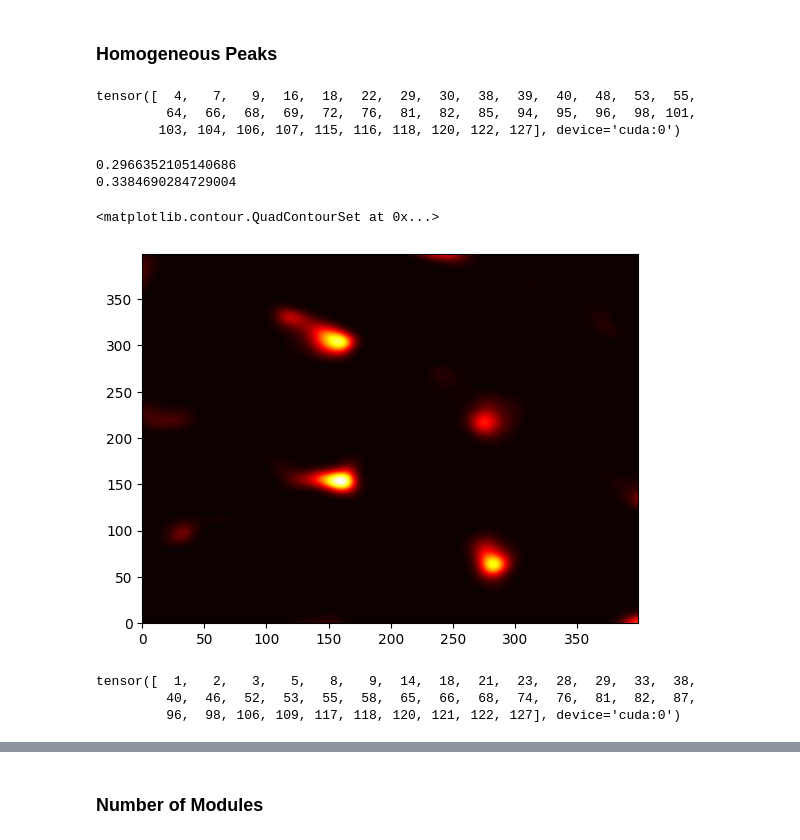
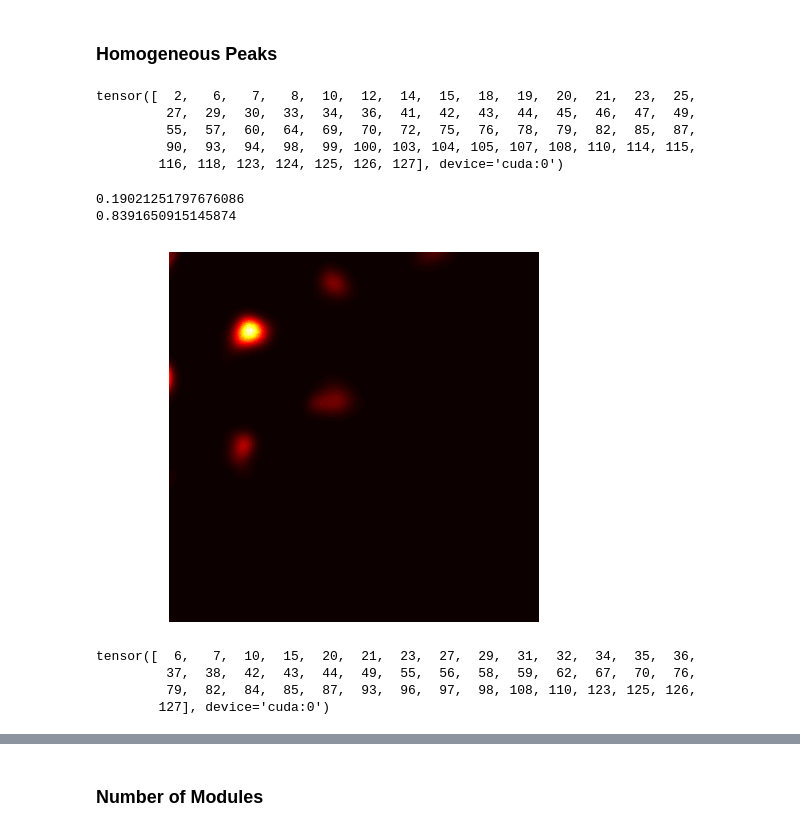
Before and after one commit to ChackMociute/Master-Thesis, a Jupyter notebook: analysis/place_fields.ipynb, the cells around one changed output, grey strips where cells are left out. Drawn from its saved outputs; the diff is of its cells as text; code cells hidden in the pictures.

Commit message:
Updated homogeneous plots

```diff
--- a/analysis/place_fields.ipynb
+++ b/analysis/place_fields.ipynb
@@ -18,7 +18,7 @@ save_path = "../figs"
 # %% [markdown]
 ### Strongest Place Cells
 # %%
-exp = Experiment.load_experiment(data_path, 'baseline')
+exp = Experiment.load_experiment(data_path, 'baseline/1')
 
 exp.compile_grid_cells(1)
 exp.load_pfs()
@@ -166,7 +162,7 @@ plt.show()
 # %% [markdown]
 ### Homogeneous Peaks
 # %%
-exp = Experiment.load_experiment(data_path, 'homo')
+exp = Experiment.load_experiment(data_path, 'homo/0')
 # %%
 exp.compile_grid_cells(1)
 exp.load_pfs()
@@ -179,21 +175,25 @@ preds = exp.pfs.predict()
 # %%
 exp.pfs.get_place_cells()
 # %% [output]
-tensor([  4,   7,   9,  16,  18,  22,  29,  30,  38,  39,  40,  48,  53,  55,
-         64,  66,  68,  69,  72,  76,  81,  82,  85,  94,  95,  96,  98, 101,
-        103, 104, 106, 107, 115, 116, 118, 120, 122, 127], device='cuda:0')
+tensor([  2,   6,   7,   8,  10,  12,  14,  15,  18,  19,  20,  21,  23,  25,
+         27,  29,  30,  33,  34,  36,  41,  42,  43,  44,  45,  46,  47,  49,
+         55,  57,  60,  64,  69,  70,  72,  75,  76,  78,  79,  82,  85,  87,
+         90,  93,  94,  98,  99, 100, 103, 104, 105, 107, 108, 110, 114, 115,
+        116, 118, 123, 124, 125, 126, 127], device='cuda:0')
 # %%
 fit = exp.pfs.calc_fitness()
 # %%
-i = 50
+i = 15
 print(hidden[i].max().item())
 print(fit[i].max().item())
 plt.contourf(hidden[i].detach().cpu(), levels=100, cmap='hot')
+plt.axis('off')
+plt.axis('equal')
+plt.show()
 # %% [output]
-0.2966352105140686
-0.3384690284729004
+0.19021251797676086
+0.8391650915145874
-<matplotlib.contour.QuadContourSet at 0x...>
-[figure, old version]
+[figure, new version]
 # %%
 real = hidden[i]
 pred = preds[i]
@@ -206,9 +206,10 @@ preds = exp.pfs.predict()
 # %%
 exp.pfs.get_place_cells()
 # %% [output]
-tensor([  1,   2,   3,   5,   8,   9,  14,  18,  21,  23,  28,  29,  33,  38,
-         40,  46,  52,  53,  55,  58,  65,  66,  68,  74,  76,  81,  82,  87,
-         96,  98, 106, 109, 117, 118, 120, 121, 122, 127], device='cuda:0')
+tensor([  6,   7,  10,  15,  20,  21,  23,  27,  29,  31,  32,  34,  35,  36,
+         37,  38,  42,  43,  44,  49,  55,  56,  58,  59,  62,  67,  70,  76,
+         79,  82,  84,  85,  87,  93,  96,  97,  98, 108, 110, 123, 125, 126,
+        127], device='cuda:0')
 # %%
 fit = exp.pfs.calc_fitness()
 # %%
```
Also changed, not shown: parts of 16 cells of this notebook, 2 other files.
